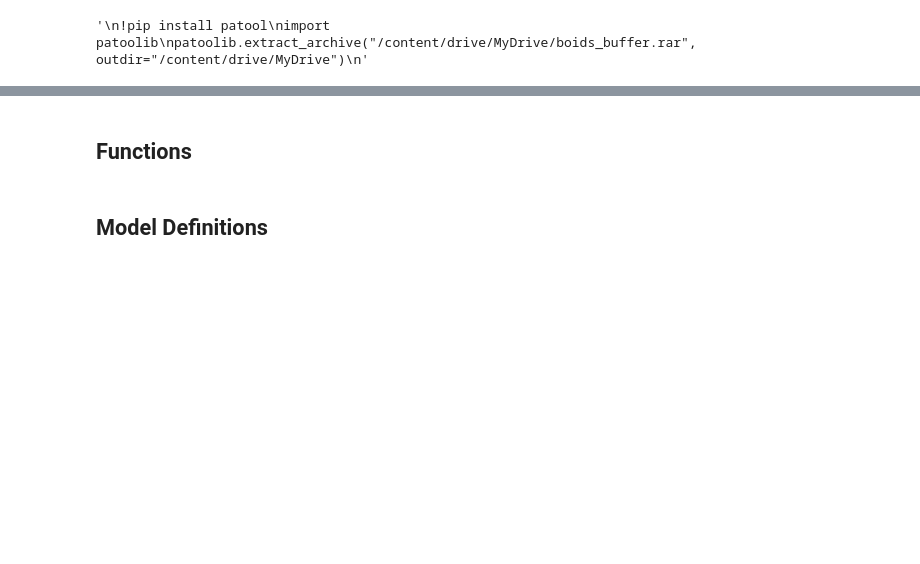
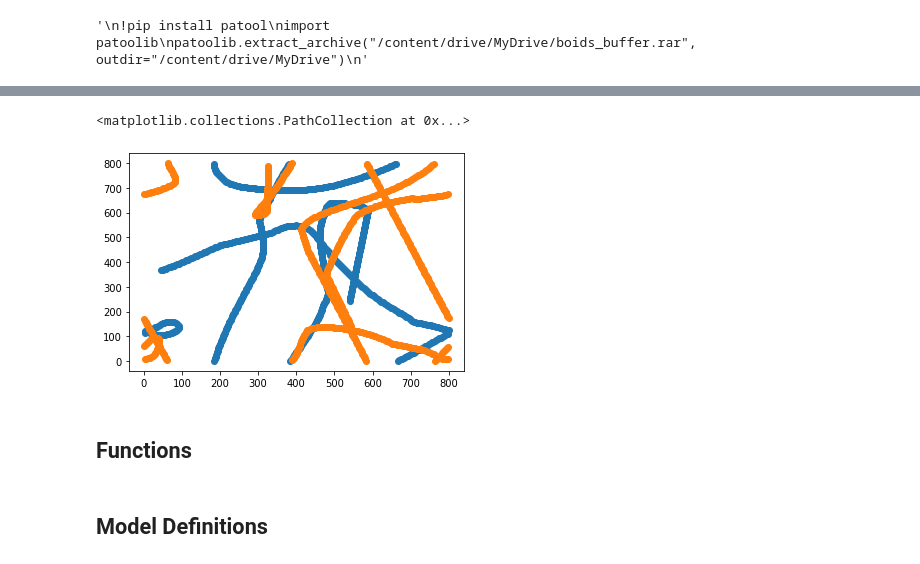
Before and after one commit to Nishant-Ramakuru/Inference-based-GNNS, a Jupyter notebook: GNN.ipynb, the cells around one changed output, grey strips where cells are left out. Cells and saved outputs as stored; diff of their text form; code cells hidden in the pictures; blank space fills up the shorter version.

```diff
--- a/GNN.ipynb
+++ b/GNN.ipynb
@@ -74,3 +74,16 @@ dataframe.head(1)
+# %%
+traj_1 = []
+traj_2 = []
+for i in range(len(dataframe)):
+  traj_1.append(dataframe.R[i][0])
+  traj_2.append(dataframe.R[i][1])
+x,y = zip(*traj_1)
+p,q = zip(*traj_2)
+plt.scatter(x,y)
+plt.scatter(p,q)
+# %% [output]
+<matplotlib.collections.PathCollection at 0x...>
+[figure, added]
 # %% [markdown]
 **Functions**
 ---
```
Also changed, not shown: parts of 8 cells of this notebook.
